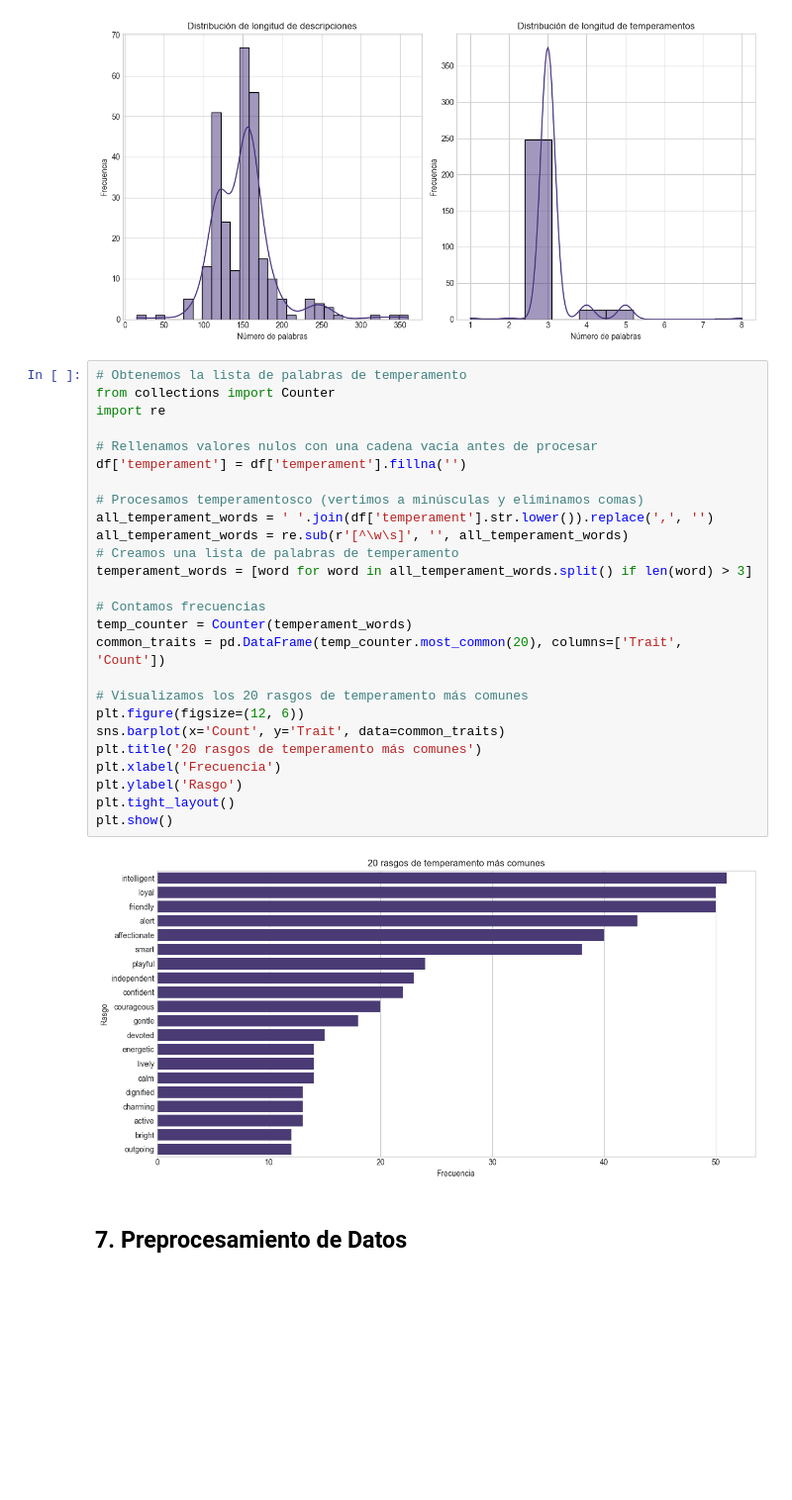
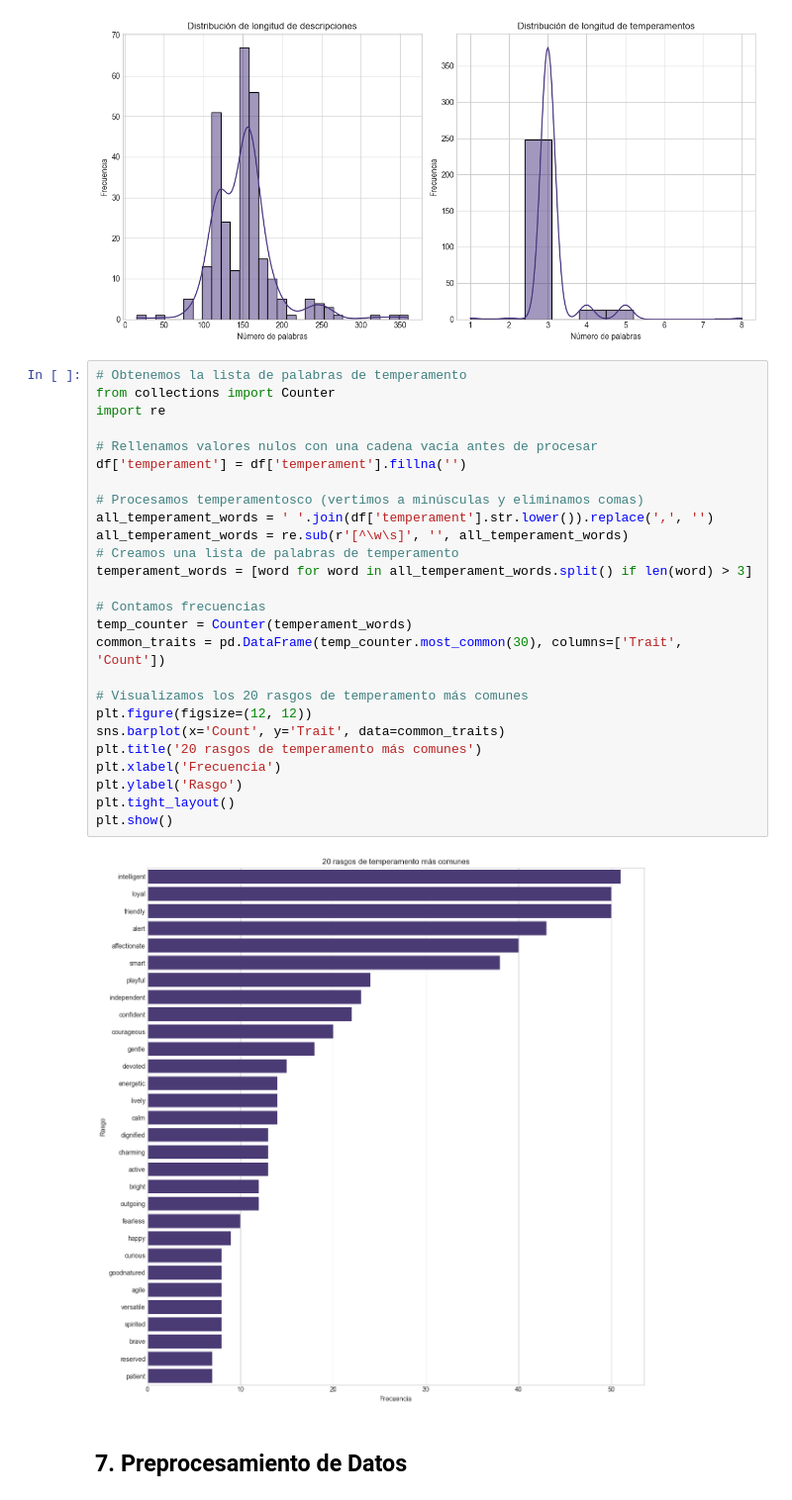
Before and after one commit to quiquereds/DogRecSys, a Jupyter notebook: 01-data_preparation.ipynb, the cells around one changed output. Shown at 99% size. Saved outputs shown, nothing was run; the diff lists cells and outputs as text; blank space fills up the shorter version.

```diff
--- a/01-data_preparation.ipynb
+++ b/01-data_preparation.ipynb
@@ -223,30 +251,30 @@ plt.show()
 # %%
 # Obtenemos la lista de palabras de temperamento
 from collections import Counter
 import re
 
 # Rellenamos valores nulos con una cadena vacía antes de procesar
 df['temperament'] = df['temperament'].fillna('')
 
 # Procesamos temperamentosco (vertimos a minúsculas y eliminamos comas)
 all_temperament_words = ' '.join(df['temperament'].str.lower()).replace(',', '')
 all_temperament_words = re.sub(r'[^\w\s]', '', all_temperament_words)
 # Creamos una lista de palabras de temperamento
 temperament_words = [word for word in all_temperament_words.split() if len(word) > 3]
 
 # Contamos frecuencias
 temp_counter = Counter(temperament_words)
-common_traits = pd.DataFrame(temp_counter.most_common(20), columns=['Trait', 'Count'])
+common_traits = pd.DataFrame(temp_counter.most_common(30), columns=['Trait', 'Count'])
 
 # Visualizamos los 20 rasgos de temperamento más comunes
-plt.figure(figsize=(12, 6))
+plt.figure(figsize=(12, 12))
 sns.barplot(x='Count', y='Trait', data=common_traits)
 plt.title('20 rasgos de temperamento más comunes')
 plt.xlabel('Frecuencia')
 plt.ylabel('Rasgo')
 plt.tight_layout()
 plt.show()
 # %% [output]
-[figure, old version]
+[figure, new version]
 # %% [markdown]
 ## **7. Preprocesamiento de Datos**
```
Also changed, not shown: parts of 11 cells of this notebook, 13 other files.
